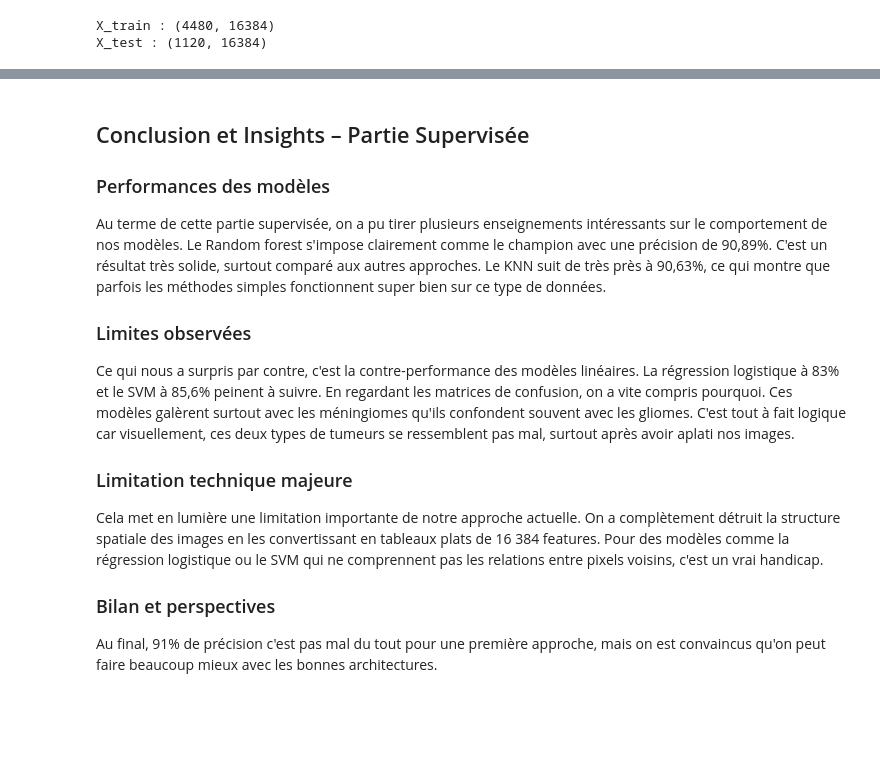
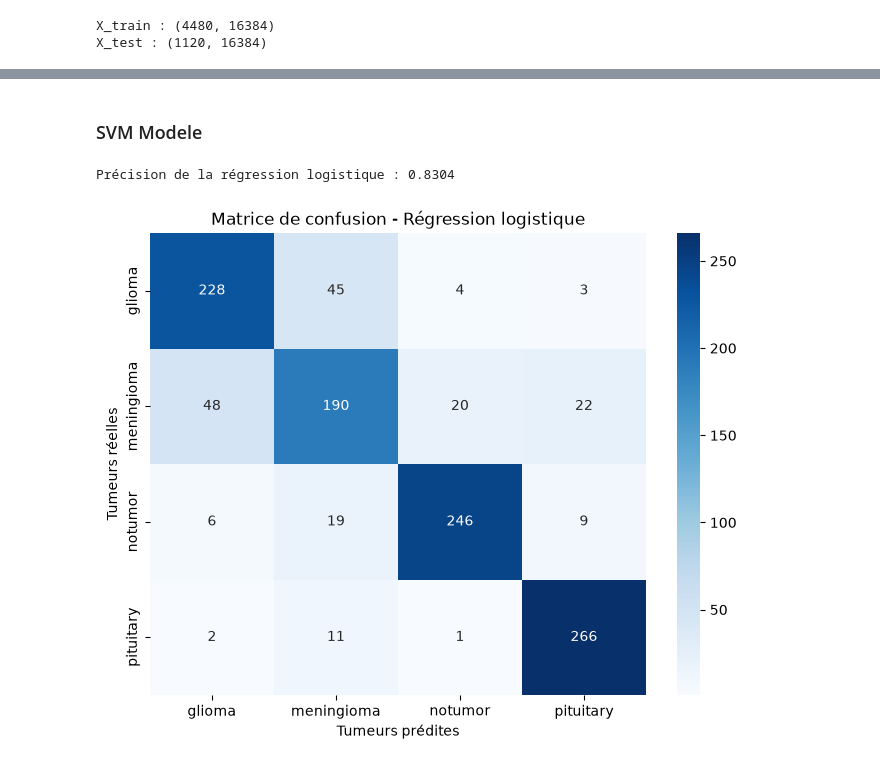
Before and after one commit to BastianHanart/CVRIE, a Jupyter notebook: Supervised/notebook.ipynb, the cells around one changed output, grey strips where cells are left out. Saved outputs shown, nothing was run; the diff lists cells and outputs as text; code cells hidden in the pictures; blank space fills up the shorter version.

```diff
--- a/Supervised/notebook.ipynb
+++ b/Supervised/notebook.ipynb
@@ -55,10 +60,6 @@ liste_couleur = {}
 for j in liste_tumeur.keys():                                               # On va parcourir les différents dossier de tumeurs et regarder les images
     dossier_actuel = os.path.join("archive/Training", j)
     for l in os.listdir(dossier_actuel):
-
-        if not l.lower().endswith(('.jpg', '.jpeg', '.png')):
-            continue
-
         fichier_actuel = os.path.join("archive/Training", j, l)
         img = Image.open(fichier_actuel)
         if img.size not in liste_taille.keys():                             # Ajout des différentes dimensions des images
@@ -77,9 +78,9 @@ for j in liste_tumeur.keys():                                               # On
 taille_max = max(liste_taille, key=liste_taille.get)                        # Dimensions les plus présentes
 format_max = max(liste_format, key=liste_format.get)                        # Format le plus présent
 couleur_max = max(liste_couleur, key=liste_couleur.get)                     # Couleur la plus présente
-print ("Type de dimensions : ", liste_taille)
-print ("Type de formats : ", liste_format)
-print ("Type de couleurs : ", liste_couleur)
+print("Type de dimensions : ", liste_taille)
+print("Type de formats : ", liste_format)
+print("Type de couleurs : ", liste_couleur)
 print("Dimensions les plus présentes :", str(taille_max) + ". Nombre d'images avec ces dimensions :", liste_taille[taille_max])
 print("Format le plus présent :", format_max + ". Nombre d'images avec ce format :", liste_format[format_max])
 print("Couleur la plus présente :", couleur_max + ". Nombre d'images avec ce mode de colorimétrie :", liste_couleur[couleur_max])
@@ -288,14 +280,39 @@ plt.show()
-# %% [markdown]
-## Conclusion et Insights – Partie Supervisée
-
-### Performances des modèles
-Au terme de cette partie supervisée, on a pu tirer plusieurs enseignements intéressants sur le comportement de nos modèles. Le Random forest s'impose clairement comme le champion avec une précision de 90,89%. C'est un résultat très solide, surtout comparé aux autres approches. Le KNN suit de très près à 90,63%, ce qui montre que parfois les méthodes simples fonctionnent super bien sur ce type de données.
-
-### Limites observées
-Ce qui nous a surpris par contre, c'est la contre-performance des modèles linéaires. La régression logistique à 83% et le SVM à 85,6% peinent à suivre. En regardant les matrices de confusion, on a vite compris pourquoi. Ces modèles galèrent surtout avec les méningiomes qu'ils confondent souvent avec les gliomes. C'est tout à fait logique car visuellement, ces deux types de tumeurs se ressemblent pas mal, surtout après avoir aplati nos images.
-
-### Limitation technique majeure
-Cela met en lumière une limitation importante de notre approche actuelle. On a complètement détruit la structure spatiale des images en les convertissant en tableaux plats de 16 384 features. Pour des modèles comme la régression logistique ou le SVM qui ne comprennent pas les relations entre pixels voisins, c'est un vrai handicap.
-
-### Bilan et perspectives
-Au final, 91% de précision c'est pas mal du tout pour une première approche, mais on est convaincus qu'on peut faire beaucoup mieux avec les bonnes architectures.
+# %% [markdown]
+### SVM Modele
+# %%
+modele_svm = SVC(kernel="rbf", random_state=42)
+
+modele_svm.fit(X_train_knn, y_train_knn)
+predictions = modele_svm.predict(X_test_knn)
+precision = accuracy_score(y_test_knn, predictions)
+
+print(f"Précision du SVM : {precision:.4f}")
+matrice_confusion = confusion_matrix(y_test_knn, predictions)
+
+plt.figure(figsize=(8, 6))
+seaborn.heatmap(matrice_confusion, annot=True, fmt="d", cmap="Blues", xticklabels=modele_svm.classes_, yticklabels=modele_svm.classes_)
+plt.xlabel("Tumeurs prédites")
+plt.ylabel("Tumeurs réelles")
+plt.title("Matrice de confusion - SVM")
+plt.show()
+# %%
+from sklearn.linear_model import LogisticRegression
+
+modele_logreg = LogisticRegression(max_iter=1000, random_state=42)
+modele_logreg.fit(X_train_knn, y_train_knn)
+predictions = modele_logreg.predict(X_test_knn)
+precision = accuracy_score(y_test_knn, predictions)
+
+print(f"Précision de la régression logistique : {precision:.4f}")
+matrice_confusion = confusion_matrix(y_test_knn, predictions)
+
+plt.figure(figsize=(8, 6))
+seaborn.heatmap(matrice_confusion, annot=True, fmt="d", cmap="Blues", xticklabels=modele_logreg.classes_, yticklabels=modele_logreg.classes_)
+
+plt.xlabel("Tumeurs prédites")
+plt.ylabel("Tumeurs réelles")
+plt.title("Matrice de confusion - Régression logistique")
+plt.show()
+# %% [output]
+Précision de la régression logistique : 0.8304
+[figure, added]
```
Also changed, not shown: parts of 16 cells of this notebook.
